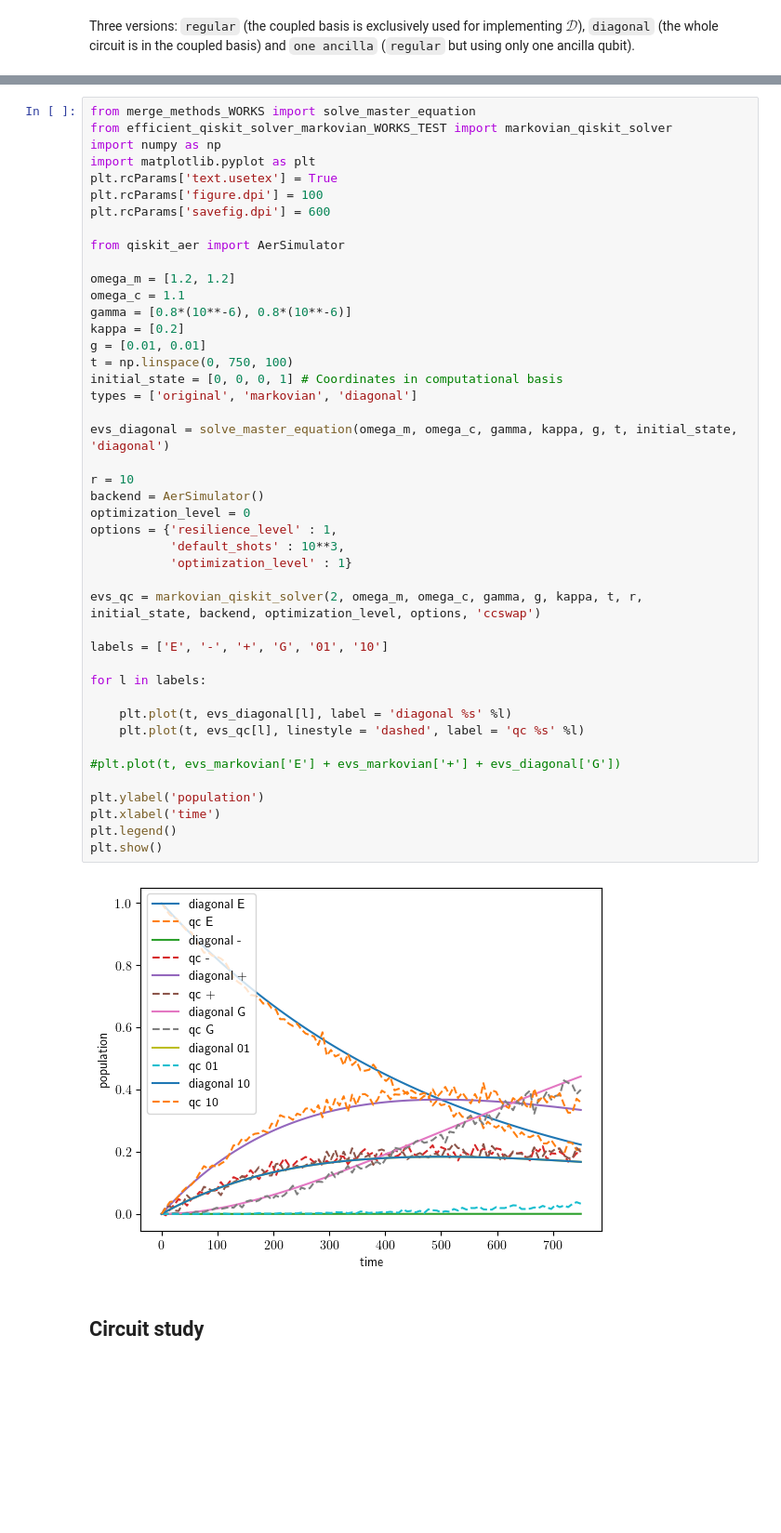
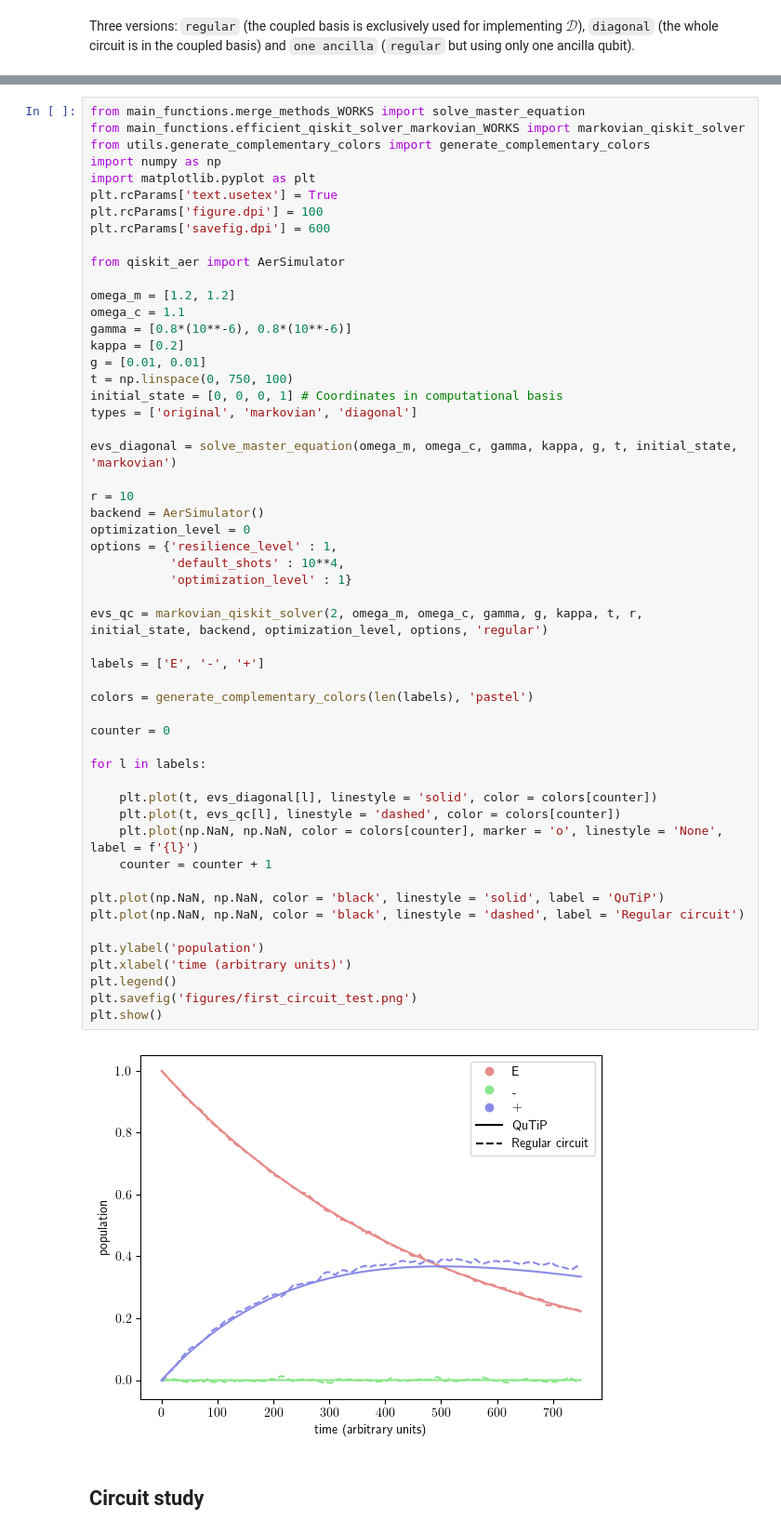
Before and after one commit to bentirher/dissipative-dynamics, a Jupyter notebook: main.ipynb, the cells around one changed output, grey strips where cells are left out. Shown at 93% size. Saved outputs shown, nothing was run; the diff lists cells and outputs as text; blank space fills up the shorter version.

Commit message:
substitute main.ipynb for different (shorter) sectioned scripts

```diff
--- a/main.ipynb
+++ b/main.ipynb
@@ -476,6 +483,7 @@ u.draw('mpl')
 # %%
-from merge_methods_WORKS import solve_master_equation
-from efficient_qiskit_solver_markovian_WORKS_TEST import markovian_qiskit_solver
+from main_functions.merge_methods_WORKS import solve_master_equation
+from main_functions.efficient_qiskit_solver_markovian_WORKS import markovian_qiskit_solver
+from utils.generate_complementary_colors import generate_complementary_colors
 import numpy as np
 import matplotlib.pyplot as plt
 plt.rcParams['text.usetex'] = True
@@ -483,42 +491,50 @@ plt.rcParams['figure.dpi'] = 100
 plt.rcParams['savefig.dpi'] = 600
 
 from qiskit_aer import AerSimulator
 
 omega_m = [1.2, 1.2]
 omega_c = 1.1
 gamma = [0.8*(10**-6), 0.8*(10**-6)]
 kappa = [0.2]
 g = [0.01, 0.01]
 t = np.linspace(0, 750, 100)
 initial_state = [0, 0, 0, 1] # Coordinates in computational basis
 types = ['original', 'markovian', 'diagonal']
 
-evs_diagonal = solve_master_equation(omega_m, omega_c, gamma, kappa, g, t, initial_state, 'diagonal')
+evs_diagonal = solve_master_equation(omega_m, omega_c, gamma, kappa, g, t, initial_state, 'markovian')
 
 r = 10
 backend = AerSimulator()
 optimization_level = 0
 options = {'resilience_level' : 1,
-           'default_shots' : 10**3,
+           'default_shots' : 10**4,
            'optimization_level' : 1}
 
-evs_qc = markovian_qiskit_solver(2, omega_m, omega_c, gamma, g, kappa, t, r, initial_state, backend, optimization_level, options, 'ccswap')
+evs_qc = markovian_qiskit_solver(2, omega_m, omega_c, gamma, g, kappa, t, r, initial_state, backend, optimization_level, options, 'regular')
 
-labels = ['E', '-', '+', 'G', '01', '10']
+labels = ['E', '-', '+']
+
+colors = generate_complementary_colors(len(labels), 'pastel')
+
+counter = 0
 
 for l in labels:
 
-    plt.plot(t, evs_diagonal[l], label = 'diagonal %s' %l)
-    plt.plot(t, evs_qc[l], linestyle = 'dashed', label = 'qc %s' %l)
+    plt.plot(t, evs_diagonal[l], linestyle = 'solid', color = colors[counter])
+    plt.plot(t, evs_qc[l], linestyle = 'dashed', color = colors[counter])
+    plt.plot(np.NaN, np.NaN, color = colors[counter], marker = 'o', linestyle = 'None', label = f'{l}')
+    counter = counter + 1
 
-#plt.plot(t, evs_markovian['E'] + evs_markovian['+'] + evs_diagonal['G'])
+plt.plot(np.NaN, np.NaN, color = 'black', linestyle = 'solid', label = 'QuTiP')
+plt.plot(np.NaN, np.NaN, color = 'black', linestyle = 'dashed', label = 'Regular circuit')
 
 plt.ylabel('population')
-plt.xlabel('time')
+plt.xlabel('time (arbitrary units)')
 plt.legend()
+plt.savefig('figures/first_circuit_test.png')
 plt.show()
 # %% [output]
-[figure, old version]
+[figure, new version]
 # %% [markdown]
 ## Circuit study
 # %% [markdown]
```
Also changed, not shown: parts of 4 cells of this notebook, 13 other files.
